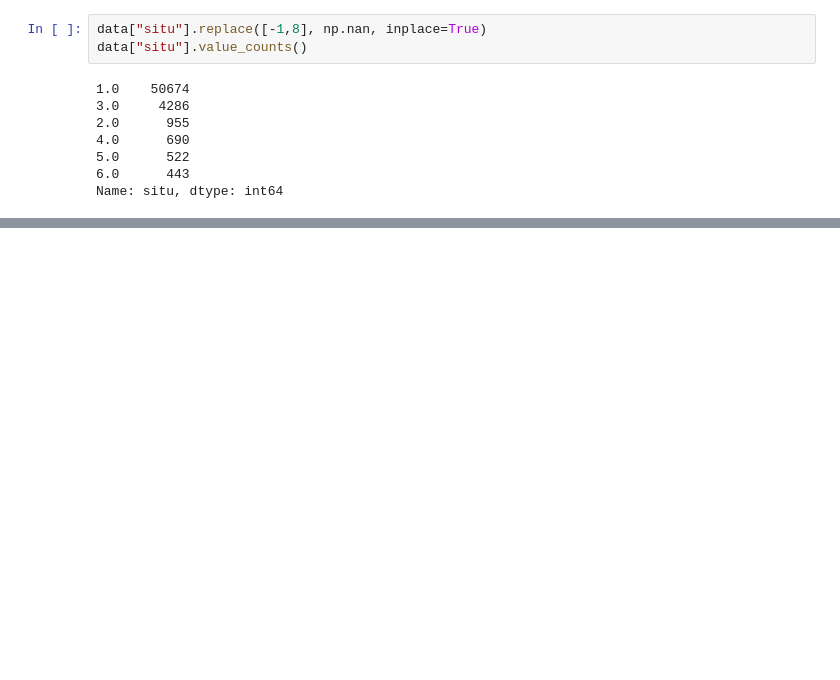
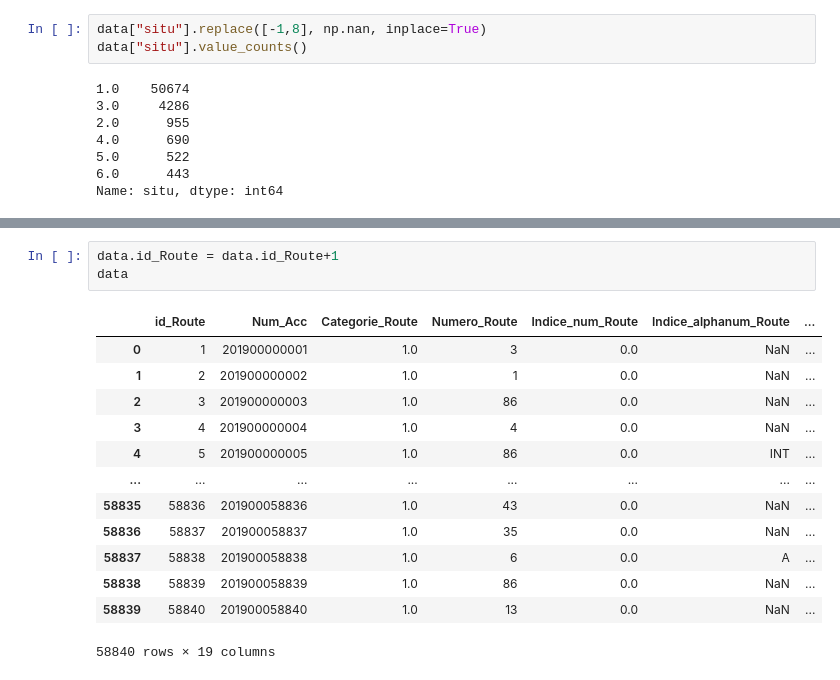
Before and after one commit to Assurance-Project-secure-road/analyse, a Jupyter notebook: Analyse Lieux.ipynb, the cells around one changed output, grey strips where cells are left out. Cells and saved outputs as stored; diff of their text form; blank space fills up the shorter version.

```diff
--- a/Analyse Lieux.ipynb
+++ b/Analyse Lieux.ipynb
@@ -346,0 +420,17 @@ Name: v2, dtype: int64
+# %%
+data.id_Route = data.id_Route+1
+data
+# %% [output]
+|  | id_Route | Num_Acc | Categorie_Route | Numero_Route | Indice_num_Route | Indice_alphanum_Route | ... |
+| 0 | 1 | 201900000001 | 1.0 | 3 | 0.0 | NaN | ... |
+| 1 | 2 | 201900000002 | 1.0 | 1 | 0.0 | NaN | ... |
+| 2 | 3 | 201900000003 | 1.0 | 86 | 0.0 | NaN | ... |
+| 3 | 4 | 201900000004 | 1.0 | 4 | 0.0 | NaN | ... |
+| 4 | 5 | 201900000005 | 1.0 | 86 | 0.0 | INT | ... |
+| ... | ... | ... | ... | ... | ... | ... | ... |
+| 58835 | 58836 | 201900058836 | 1.0 | 43 | 0.0 | NaN | ... |
+| 58836 | 58837 | 201900058837 | 1.0 | 35 | 0.0 | NaN | ... |
+| 58837 | 58838 | 201900058838 | 1.0 | 6 | 0.0 | A | ... |
+| 58838 | 58839 | 201900058839 | 1.0 | 86 | 0.0 | NaN | ... |
+| 58839 | 58840 | 201900058840 | 1.0 | 13 | 0.0 | NaN | ... |
+58840 rows × 19 columns
```
Also changed, not shown: parts of 13 cells of this notebook.
